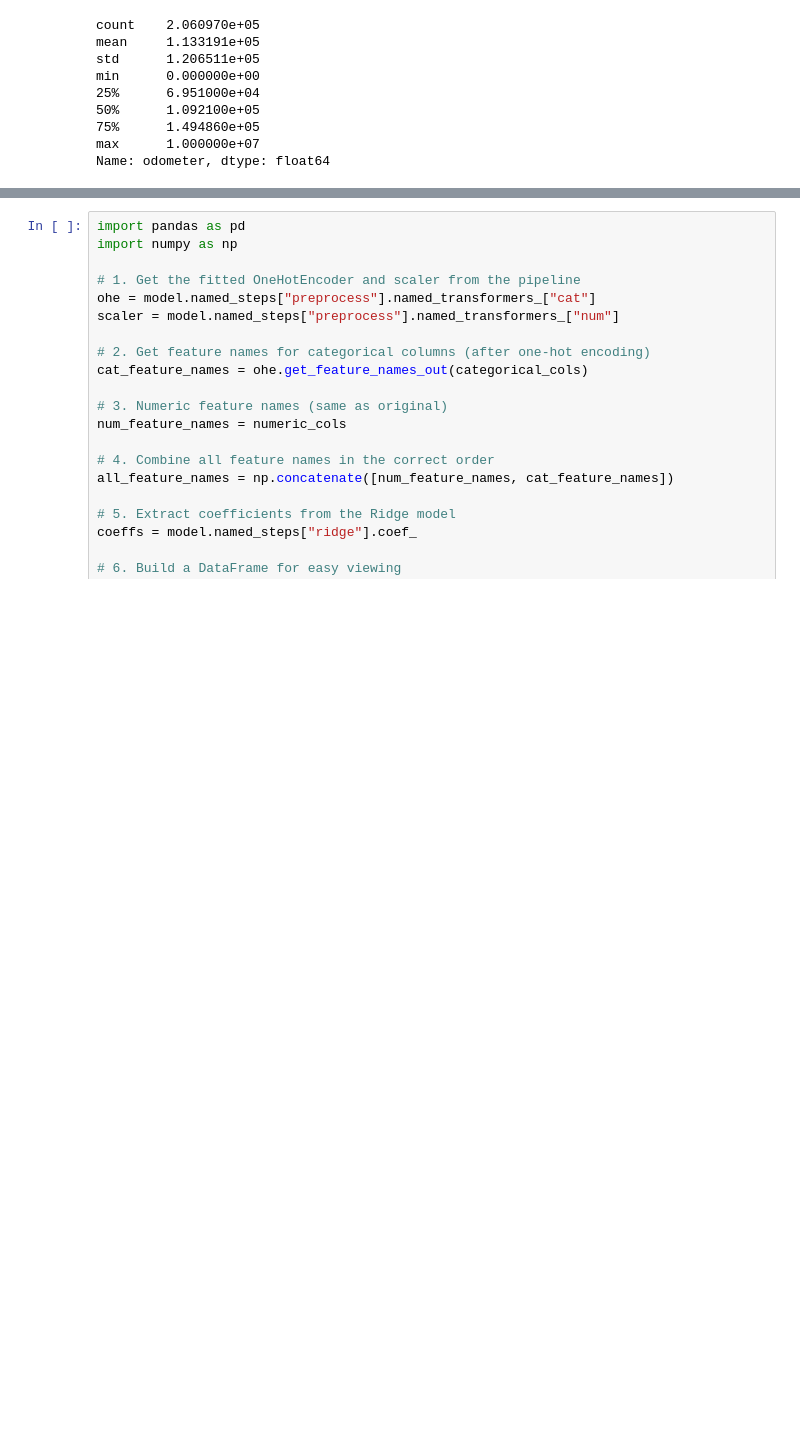
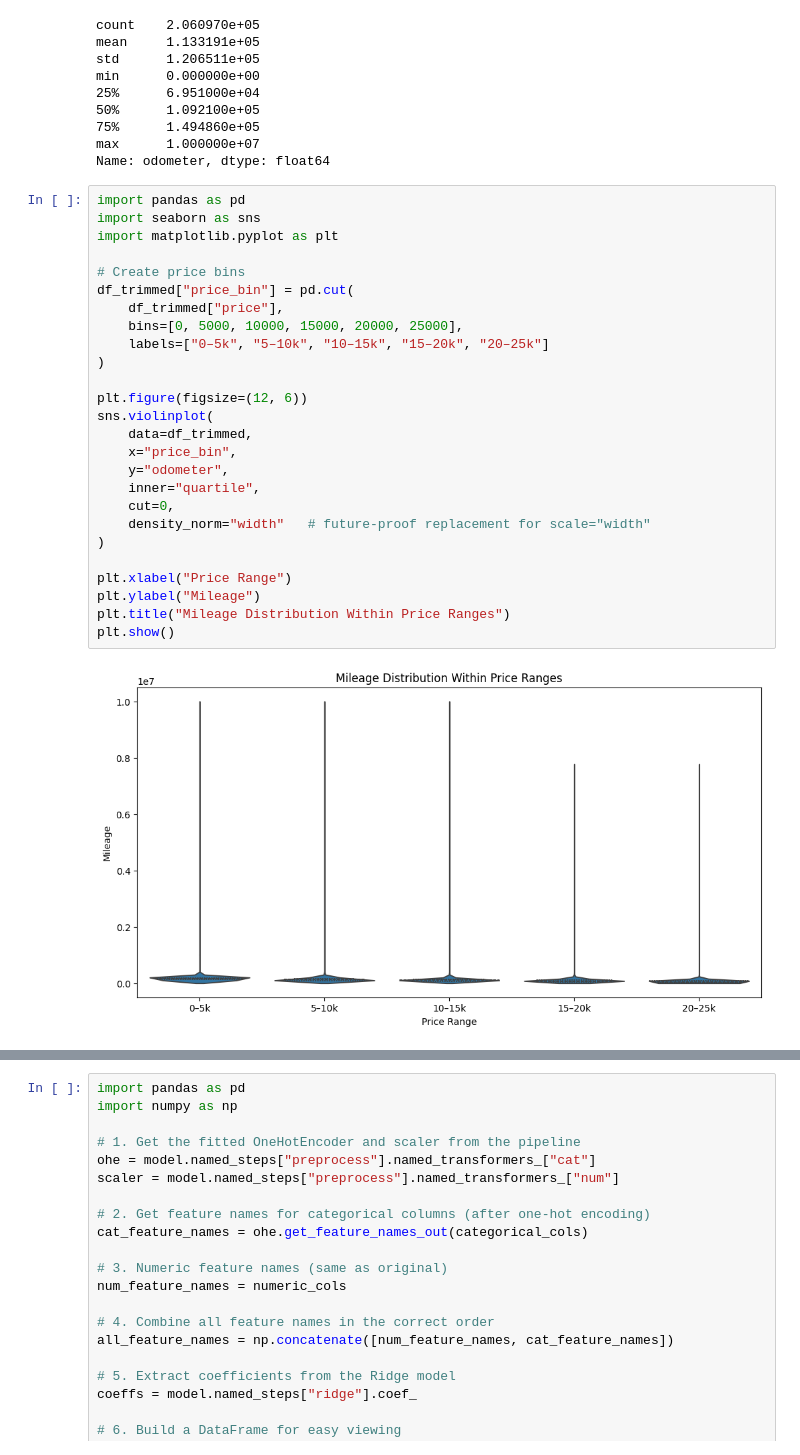
Before and after one commit to jeffreylgoode/what-drives-car-prices, a Jupyter notebook: notebooks/car_price_analysis.ipynb, the cells around one changed output, grey strips where cells are left out. Cells and saved outputs as stored; diff of their text form; blank space fills up the shorter version.

```diff
--- a/notebooks/car_price_analysis.ipynb
+++ b/notebooks/car_price_analysis.ipynb
@@ -1233,3 +1233,31 @@ min      0.000000e+00
 75%      1.494860e+05
 max      1.000000e+07
 Name: odometer, dtype: float64
+# %%
+import pandas as pd
+import seaborn as sns
+import matplotlib.pyplot as plt
+
+# Create price bins
+df_trimmed["price_bin"] = pd.cut(
+    df_trimmed["price"],
+    bins=[0, 5000, 10000, 15000, 20000, 25000],
+    labels=["0–5k", "5–10k", "10–15k", "15–20k", "20–25k"]
+)
+
+plt.figure(figsize=(12, 6))
+sns.violinplot(
+    data=df_trimmed,
+    x="price_bin",
+    y="odometer",
+    inner="quartile",
+    cut=0,
+    density_norm="width"   # future‑proof replacement for scale="width"
+)
+
+plt.xlabel("Price Range")
+plt.ylabel("Mileage")
+plt.title("Mileage Distribution Within Price Ranges")
+plt.show()
+# %% [output]
+[figure, added]
```
Also changed, not shown: parts of 13 cells of this notebook, 1 other file.
